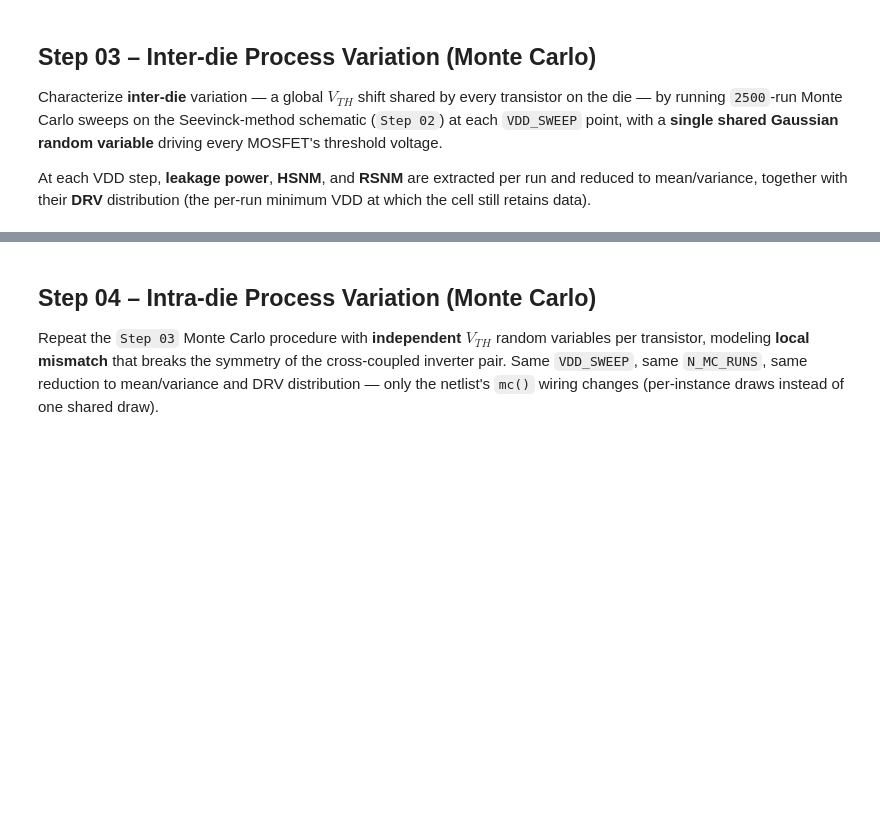
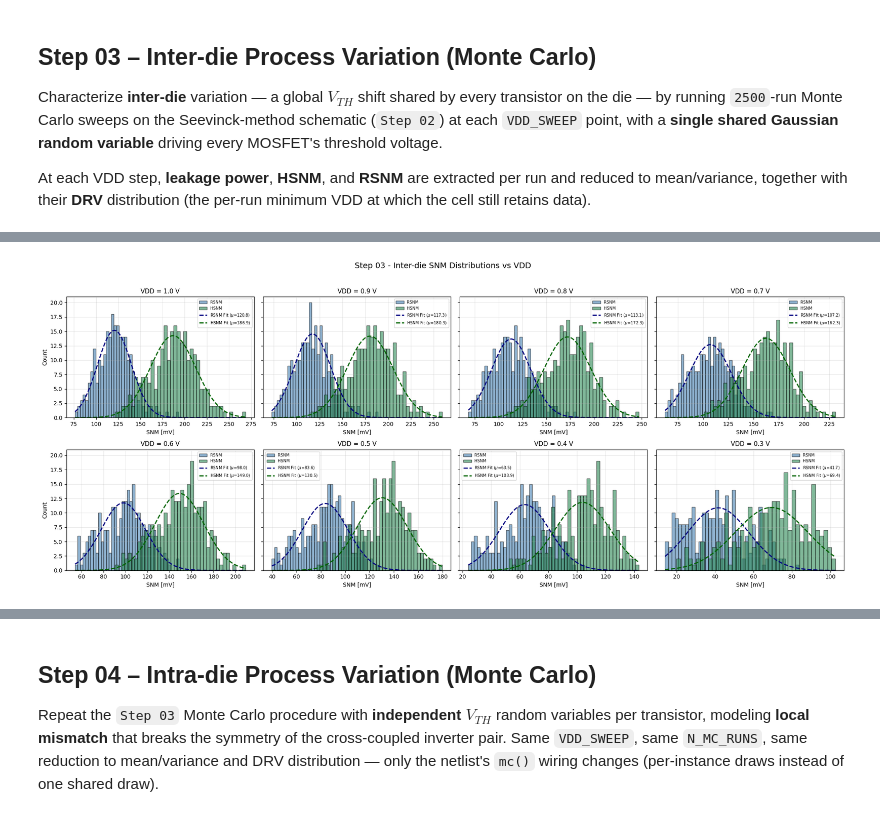
Before and after one commit to XBlayz/Low_power-projects, a Jupyter notebook: notebooks/project-02.ipynb, the cells around one changed output, grey strips where cells are left out. Saved outputs shown, nothing was run; the diff lists cells and outputs as text; code cells hidden in the pictures; blank space fills up the shorter version.

Commit message:
chore(project-02): Added Step 03-04

```diff
--- a/notebooks/project-02.ipynb
+++ b/notebooks/project-02.ipynb
@@ -708,8 +757,8 @@ for vdd in VDD_SWEEP:
     data_read = LTSpiceLogReader(interdie_logs_read[vdd].as_posix()) # pyright: ignore[reportOptionalMemberAccess]
 
     leakage_arr = _extract_step_array(data_hold, "leakage")
-    hsnm_arr    = _extract_step_array(data_hold, "snm_raw") * np.cos(np.deg2rad(45))
-    rsnm_arr    = _extract_step_array(data_read, "snm_raw") * np.cos(np.deg2rad(45))
+    hsnm_arr    = _extract_step_array(data_hold, "snm") * np.cos(np.deg2rad(45))
+    rsnm_arr    = _extract_step_array(data_read, "snm") * np.cos(np.deg2rad(45))
 
     interdie_raw_snm[vdd] = {"leakage": leakage_arr, "hsnm": hsnm_arr, "rsnm": rsnm_arr}
 
@@ -802,25 +911,65 @@ plt.show()
 # %%
 # --- STEP 03.5: PLOT SNM DISTRIBUTIONS AT EACH VDD STEP ---
+from scipy.stats import norm
 
-fig, axes = plt.subplots(2, len(VDD_SWEEP), figsize=(4 * len(VDD_SWEEP), 7), sharey="row")
+MAX_COLS = 4
+num_vdd = len(VDD_SWEEP)
+rows = math.ceil(num_vdd / MAX_COLS)
+cols = min(num_vdd, MAX_COLS)
 
-for col, vdd in enumerate(sorted(VDD_SWEEP, reverse=True)):
+fig, axes = plt.subplots(nrows=rows, ncols=cols, figsize=(5 * cols, 4 * rows), sharey=True)
+
+# Flatten the axes array to simplify iteration, ensuring it works for 1D or 2D grids
+axes_flat = np.atleast_1d(axes).flatten()
+
+final_idx = 0
+for i, vdd in enumerate(sorted(VDD_SWEEP, reverse=True)):
+    ax = axes_flat[i]
+
+    # Extract arrays and filter NaN values
     rsnm_vals = interdie_raw_snm[vdd]["rsnm"][~np.isnan(interdie_raw_snm[vdd]["rsnm"])]
     hsnm_vals = interdie_raw_snm[vdd]["hsnm"][~np.isnan(interdie_raw_snm[vdd]["hsnm"])]
 
-    axes[0, col].hist(rsnm_vals * 1e3, bins=40, color="steelblue", edgecolor="black", alpha=0.8)
-    axes[0, col].set_title(f"RSNM - VDD={vdd:.1f}V", fontsize=10)
-    axes[0, col].grid(True, alpha=0.3)
+    # Plot both RSNM and HSNM on the same axis with transparency for direct comparison
+    ax.hist(rsnm_vals * 1e3, bins=40, color="steelblue", edgecolor="black", alpha=0.6, label="RSNM")
+    ax.hist(hsnm_vals * 1e3, bins=40, color="seagreen", edgecolor="black", alpha=0.6, label="HSNM")
 
-    axes[1, col].hist(hsnm_vals * 1e3, bins=40, color="seagreen", edgecolor="black", alpha=0.8)
-    axes[1, col].set_title(f"HSNM - VDD={vdd:.1f}V", fontsize=10)
-    axes[1, col].set_xlabel("mV", fontsize=9)
-    axes[1, col].grid(True, alpha=0.3)
+    x_min = np.min([rsnm_vals.min(), hsnm_vals.min()]) * 1e3
+    x_max = np.max([rsnm_vals.max(), hsnm_vals.max()]) * 1e3
 
-axes[0, 0].set_ylabel("Count", fontsize=10)
-axes[1, 0].set_ylabel("Count", fontsize=10)
-fig.suptitle("Step 03 - Inter-die SNM Distributions vs VDD", fontsize=13)
+    # --- RSNM Fitting ---
+    mu_r, std_r = norm.fit(rsnm_vals * 1e3)
+    x_r = np.linspace(x_min, x_max, 100)
+    p_r = norm.pdf(x_r, mu_r, std_r) * len(rsnm_vals) * ((rsnm_vals.max() - rsnm_vals.min()) * 1e3 / 40)
+    ax.plot(x_r, p_r, color="navy", linewidth=2, linestyle="--", label=f"RSNM Fit ($\mu$={mu_r:.1f})")
+
+    # --- HSNM Fitting ---
+    mu_h, std_h = norm.fit(hsnm_vals * 1e3)
+    x_h = np.linspace(x_min,x_max, 100)
+    p_h = norm.pdf(x_h, mu_h, std_h) * len(hsnm_vals) * ((hsnm_vals.max() - hsnm_vals.min()) * 1e3 / 40)
+    ax.plot(x_h, p_h, color="darkgreen", linewidth=2, linestyle="--", label=f"HSNM Fit ($\mu$={mu_h:.1f})")
+
+    ax.set_title(f"VDD = {vdd:.1f} V", fontsize=11)
+    ax.set_xlabel("SNM [mV]", fontsize=10)
+
+    # Display Y-axis label only on the first column to reduce visual clutter
+    if i % MAX_COLS == 0:
+        ax.set_ylabel("Count", fontsize=10)
+
+    ax.grid(True, alpha=0.3)
+    ax.legend(fontsize=7)
+
+    final_idx = i
+
+# Remove any unused subplots if num_vdd is not a perfect multiple of MAX_COLS
+for j in range(final_idx + 1, len(axes_flat)):
+    fig.delaxes(axes_flat[j])
+
+fig.suptitle("Step 03 - Inter-die SNM Distributions vs VDD", fontsize=14, y=1.02)
+
 plt.tight_layout()
-plt.savefig(OUTPUT_FIG_FOLDER / "step03_interdie_distributions.png", dpi=300)
+plt.savefig(OUTPUT_FIG_FOLDER / "step03_interdie_distributions.png", dpi=300, bbox_inches="tight")
 plt.show()
+# %% [output]
+[figure, added]
 # %%
```
Also changed, not shown: parts of 13 cells of this notebook, 5 other files.
